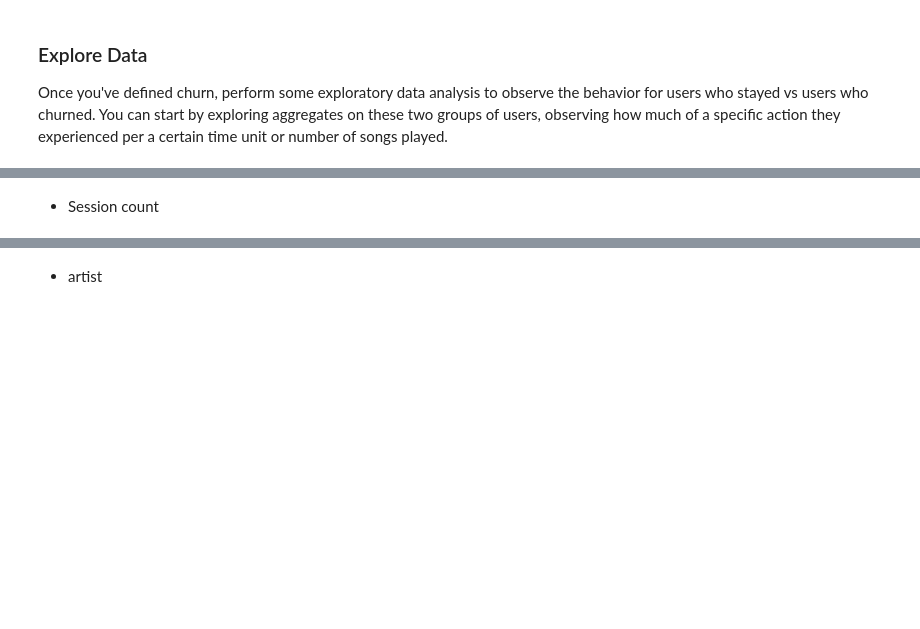
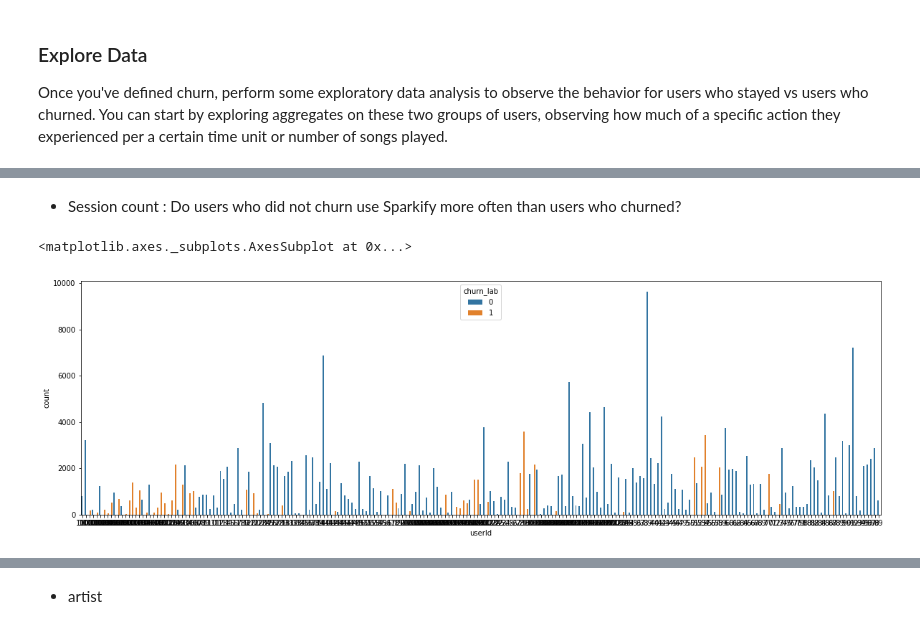
Before and after one commit to thecochenille/scaling-fishstick, a Jupyter notebook: Sparkify.ipynb, the cells around one changed output, grey strips where cells are left out. Drawn from its saved outputs; the diff is of its cells as text; code cells hidden in the pictures; blank space fills up the shorter version.

Commit message:
added data_preparation.py & edited Sparkify.ipynb
- Sparkify.ipynb: checked previous data prep steps. stopped at 'location' in DEA.

```diff
--- a/Sparkify.ipynb
+++ b/Sparkify.ipynb
@@ -558,8 +569,6 @@ spark.sql('SELECT COUNT(DISTINCT userid)\
 In the small dataset has 52 churning users which makes 23% rate on this data set. Let's check over what timeframe the dataset includes sessions.
 
 Let's use Cancellation Confirmation to create the churn label.
-# %%
-user_log_clean = user_log_filtered
 # %%
 #function to create the churn label
 create_churn = udf(lambda x: 1 if x =="Cancellation Confirmation" else 0, IntegerType())
@@ -619,7 +654,7 @@ def create_churn_label(df):
     return df
 # %%
 #let's test the function on a copy of the dataframe
-user_log_test = user_log_filtered
+user_log_test = user_log
 # %%
 user_log_test_churn = create_churn_label(user_log_test)
 # %%
@@ -632,5 +678,8 @@ user_log_test_churn.select('churn_lab').groupby('churn_lab').count().show()
 
 ### Explore Data
 Once you've defined churn, perform some exploratory data analysis to observe the behavior for users who stayed vs users who churned. You can start by exploring aggregates on these two groups of users, observing how much of a specific action they experienced per a certain time unit or number of songs played.
+# %%
+#using the dataset created from the churn function
+user_log_clean_churn = user_log_test_churn
 # %%
 #clean data sql view
@@ -640,11 +709,14 @@ spark.sql('DESC user_log_table_clean').show()
-# %% [markdown]
-- Session count
+# %% [markdown]
+- Session count : Do users who did not churn use Sparkify more often than users who churned?
 # %%
 # how many sessions did each userId create?
-session_count_by_churn = user_log_clean.groupby('userId','churn_lab2').agg(count("*").alias("count")).toPandas()
+session_count_by_churn = user_log_clean_churn.groupby('userId','churn_lab').agg(count("*").alias("count")).toPandas()
 # %%
 #plot of session count for each user.
 plt.figure(figsize=(20, 6))
-sns.barplot(data=session_count_by_churn, x='userId', y='count', hue='churn_lab2')
+sns.barplot(data=session_count_by_churn, x='userId', y='count', hue='churn_lab')
+# %% [output]
+<matplotlib.axes._subplots.AxesSubplot at 0x...>
+[figure, added]
 # %%
 plt.figure(figsize=(10, 6))
```
Also changed, not shown: parts of 68 cells of this notebook, 2 other files.
